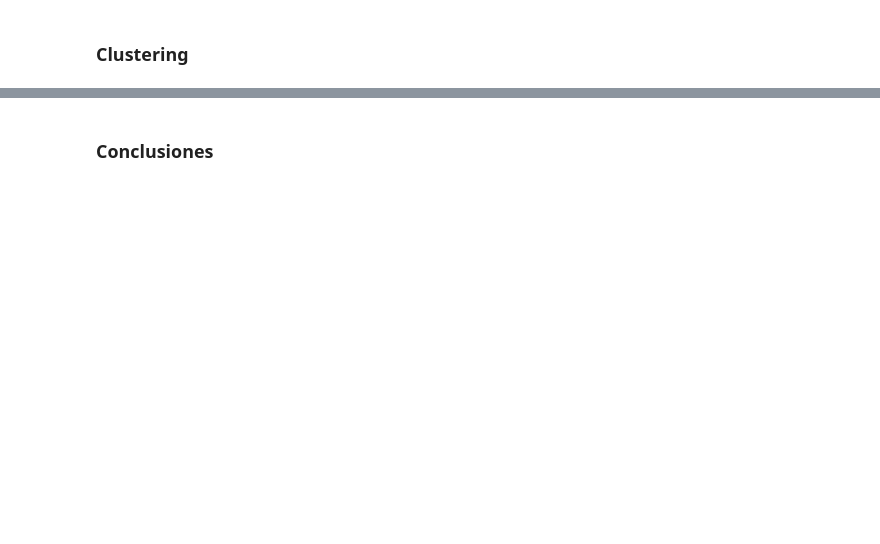
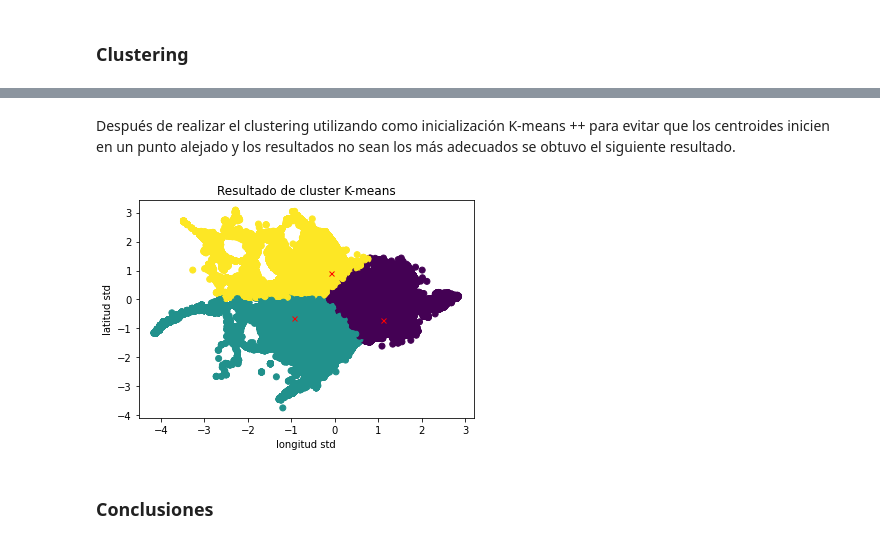
Before and after one commit to Palacios-F/Proyecto_CDIN, a Jupyter notebook: CODE/Proyecto.ipynb, the cells around one changed output, grey strips where cells are left out. Drawn from its saved outputs; the diff is of its cells as text; code cells hidden in the pictures; blank space fills up the shorter version.

```diff
--- a/CODE/Proyecto.ipynb
+++ b/CODE/Proyecto.ipynb
@@ -449,2 +562,20 @@ Con esta comparativa se puede observar como se obtienen resultados similares por
+# %%
+# clustering
+model = KMeans(n_clusters = 3, init = 'k-means++')
+model = model.fit(data_std)
+grupo = model.predict(data_std)
+centroides = model.cluster_centers_
+# %% [markdown]
+Después de realizar el clustering utilizando como inicialización K-means ++ para evitar que los centroides inicien en un punto alejado y los resultados no sean los más adecuados se obtuvo el siguiente resultado.
+# %%
+#visualización de los resultados
+plt.scatter(data_std['latitud'],data_std['longitud'],c = grupo)
+plt.plot(centroides[:300000,1],centroides[:300000,0],'rx', ms =5)
+plt.title('Resultado de cluster K-means')
+plt.ylabel('latitud std')
+plt.xlabel('longitud std')
+plt.show()
+# %% [output]
+[figure, added]
 # %% [markdown]
 ### Conclusiones
```
Also changed, not shown: parts of 65 cells of this notebook, 9 other files.
